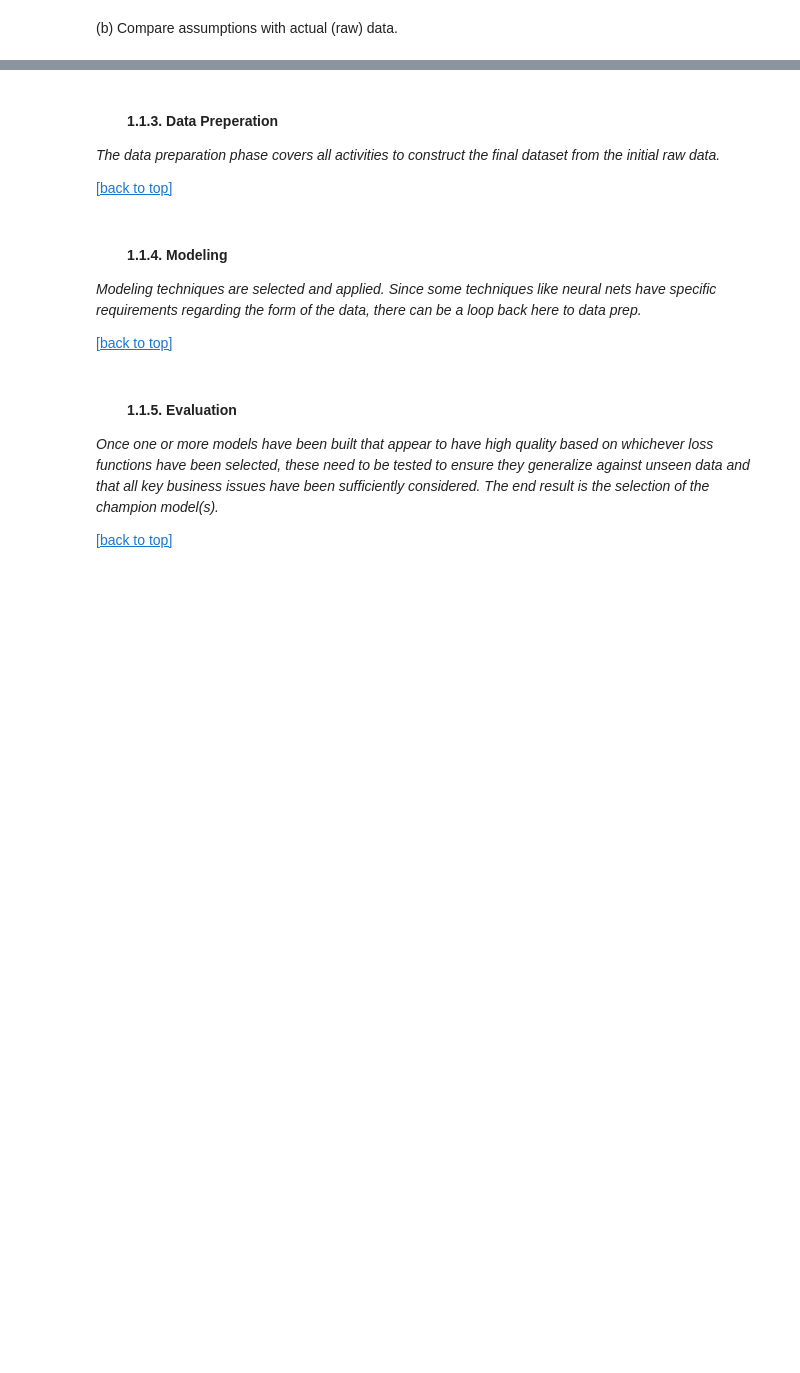
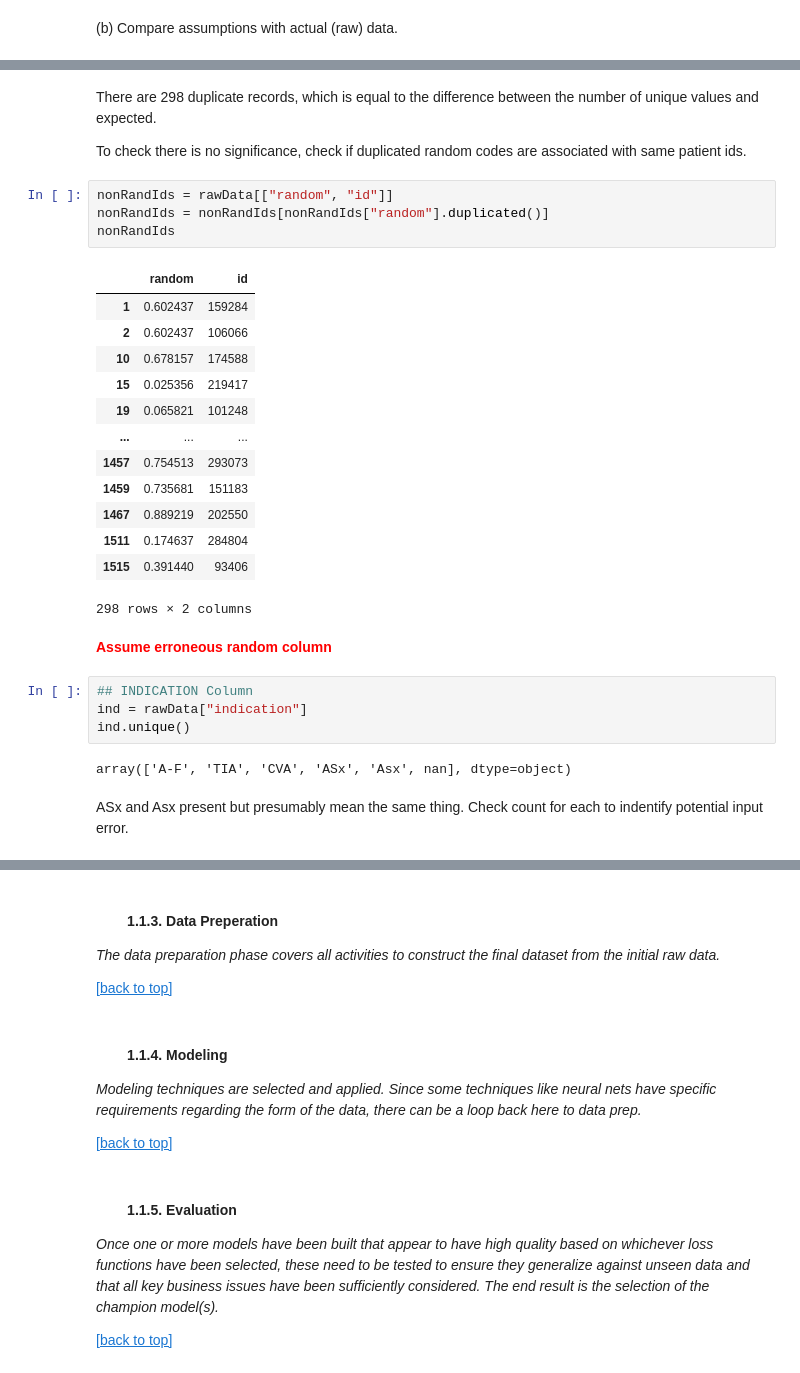
Before and after one commit to crkaz/data-mining, a Jupyter notebook: acw/Second Draft.ipynb, the cells around one changed output, grey strips where cells are left out. Saved outputs shown, nothing was run; the diff lists cells and outputs as text; blank space fills up the shorter version.

```diff
--- a/acw/Second Draft.ipynb
+++ b/acw/Second Draft.ipynb
@@ -513,0 +609,32 @@ if (len(concerns) > 0):
+# %% [markdown]
+There are 298 duplicate records, which is equal to the difference between the number of unique values and expected.
+
+To check there is no significance, check if duplicated random codes are associated with same patient ids.
+# %%
+nonRandIds = rawData[["random", "id"]]
+nonRandIds = nonRandIds[nonRandIds["random"].duplicated()]
+nonRandIds
+# %% [output]
+|  | random | id |
+| 1 | 0.602437 | 159284 |
+| 2 | 0.602437 | 106066 |
+| 10 | 0.678157 | 174588 |
+| 15 | 0.025356 | 219417 |
+| 19 | 0.065821 | 101248 |
+| ... | ... | ... |
+| 1457 | 0.754513 | 293073 |
+| 1459 | 0.735681 | 151183 |
+| 1467 | 0.889219 | 202550 |
+| 1511 | 0.174637 | 284804 |
+| 1515 | 0.391440 | 93406 |
+298 rows × 2 columns
+# %% [markdown]
+<b style="color:red">Assume erroneous random column</b>
+# %%
+## INDICATION Column
+ind = rawData["indication"]
+ind.unique()
+# %% [output]
+array(['A-F', 'TIA', 'CVA', 'ASx', 'Asx', nan], dtype=object)
+# %% [markdown]
+ASx and Asx present but presumably mean the same thing. Check count for each to indentify potential input error.
```
Also changed, not shown: parts of 25 cells of this notebook, 10 other files.
